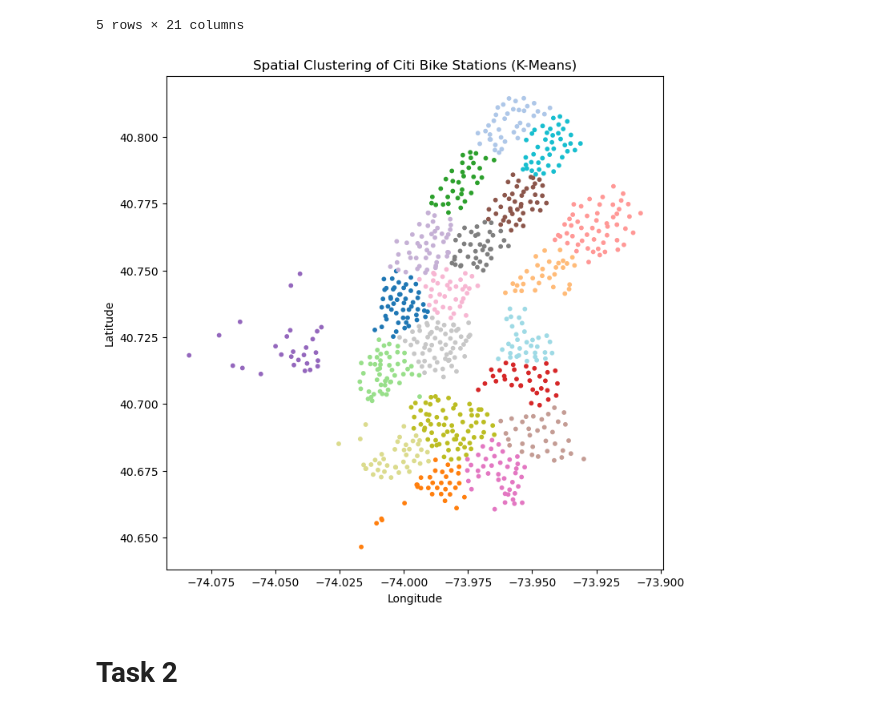
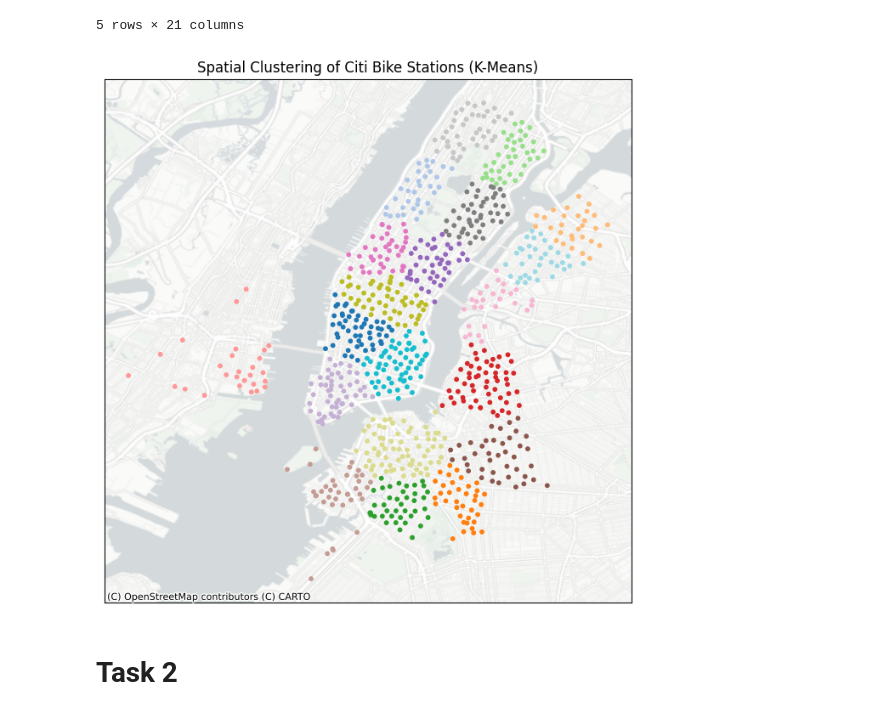
Before and after one commit to jsp566/Intro-to-Business-Analytics-project, a Jupyter notebook: Prediction_Challenge.ipynb, the cells around one changed output. Drawn from its saved outputs; the diff is of its cells as text; code cells hidden in the pictures.

Commit message:
Added map to kmeans plot

```diff
--- a/Prediction_Challenge.ipynb
+++ b/Prediction_Challenge.ipynb
@@ -142,16 +143,29 @@ Missing end clusters: 0
 | 4 | 306 | 2018-01-01 18:14:51.568 | 2018-01-01 18:19:57.642 | 72 | 40.767272 | -73.993929 | ... |
 5 rows × 21 columns
 # %%
+import geopandas as gpd
+import contextily as cx
+
 all_stations['cluster'].value_counts().sort_index()
-plt.figure(figsize=(8,8))
-plt.scatter(all_stations['start_station_longitude'], all_stations['start_station_latitude'], c=all_stations['cluster'], cmap='tab20', s=10)
-plt.xlabel('Longitude')
-plt.ylabel('Latitude')
-plt.title('Spatial Clustering of Citi Bike Stations (K-Means)')
-plt.savefig('station_clusters.png', dpi=300, bbox_inches='tight')
+
+gdf_all_stations = gpd.GeoDataFrame(
+    all_stations, geometry=gpd.points_from_xy(all_stations.start_station_longitude, all_stations.start_station_latitude))
+
+gdf_all_stations.set_crs(epsg=4326, inplace=True)
+
+fig,ax=plt.subplots(figsize=(8,8))
+ax.scatter(all_stations['start_station_longitude'], all_stations['start_station_latitude'], c=all_stations['cluster'], cmap='tab20', s=10)
+#ax.set_xlabel('Longitude')
+#ax.set_ylabel('Latitude')
+ax.set_title('Spatial Clustering of Citi Bike Stations (K-Means)')
+ax.set_yticks([])
+ax.set_xticks([])
+
+cx.add_basemap(ax, zoom=12, crs=gdf_all_stations.crs.to_string(),source=cx.providers.CartoDB.PositronNoLabels)
+fig.savefig('station_clusters.png', dpi=300, bbox_inches='tight')
 plt.show()
 # %% [output]
-[figure, old version]
+[figure, new version]
 # %% [markdown]
 # Task 2
 # %%
```
Also changed, not shown: parts of 7 cells of this notebook, 4 other files.
